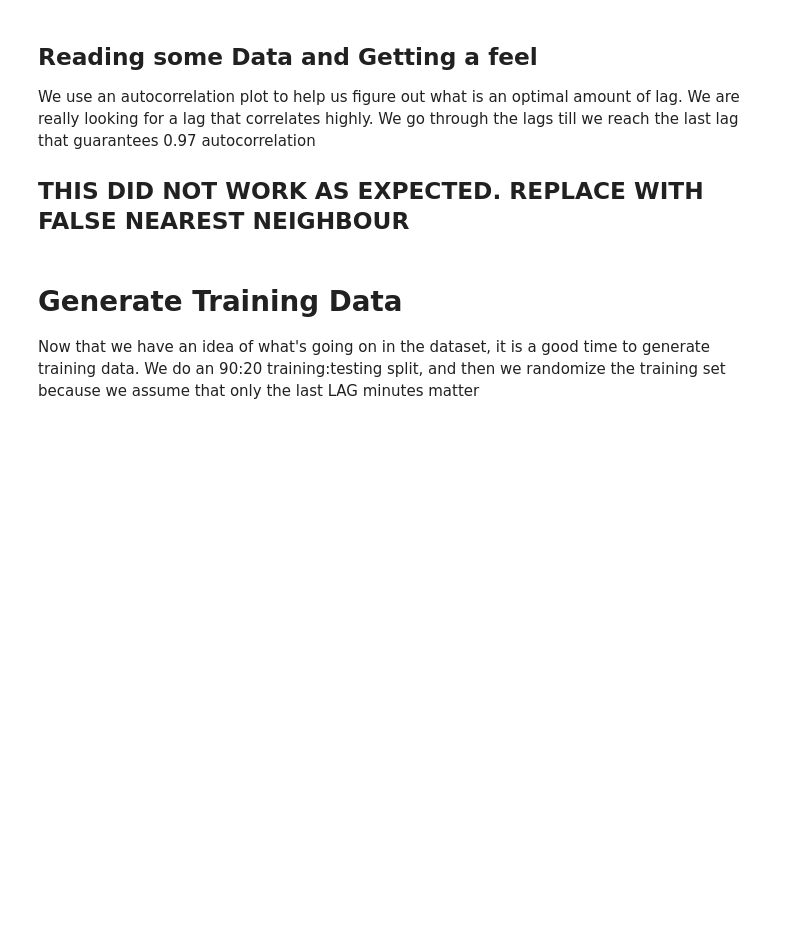
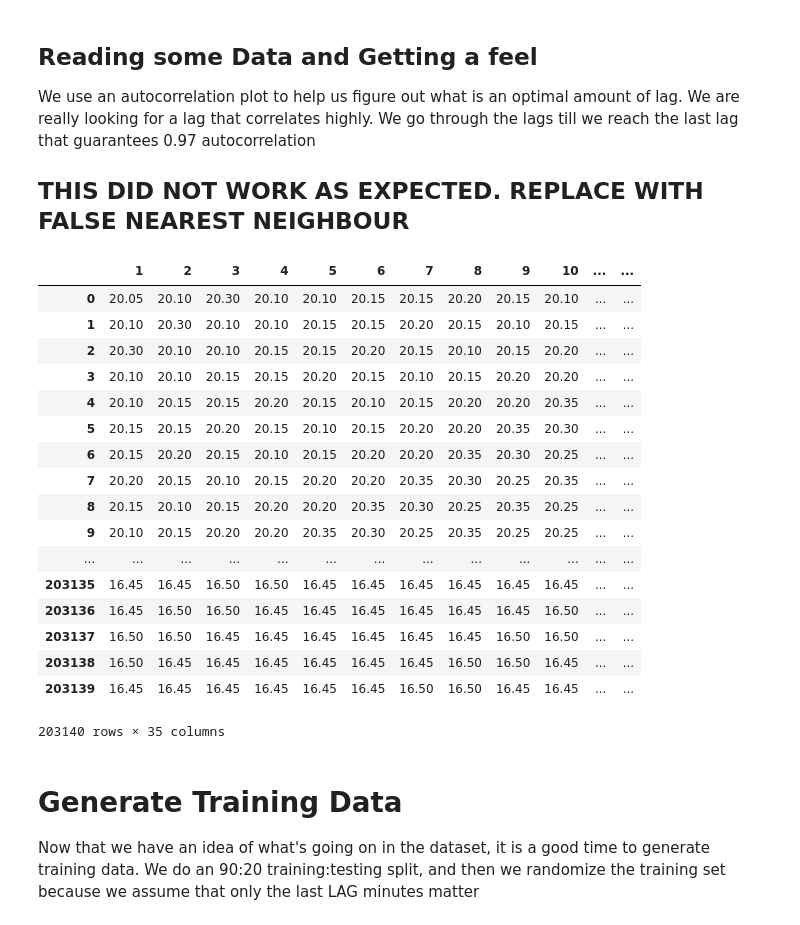
Before and after one commit to s2c/MetaAlgo, a Jupyter notebook: TradingSystemV3.ipynb, the cells around one changed output. Cells and saved outputs as stored; diff of their text form; code cells hidden in the pictures; blank space fills up the shorter version.

```diff
--- a/TradingSystemV3.ipynb
+++ b/TradingSystemV3.ipynb
@@ -48,7 +48,7 @@ We need to load the data into a postgres database. First, we go through each fil
 # %% [markdown]
 # Connect to Database, retrieve a dataset
 # %%
-query = "SELECT ticker,avg(close),avg(volume) FROM histdata GROUP BY ticker ORDER BY avg(volume) DESC"
-stockSet = pd.read_sql(query,engine)
-pd.options.display.max_rows = 4000
-stockSet
+# query = "SELECT ticker,avg(close),avg(volume) FROM histdata GROUP BY ticker ORDER BY avg(volume) DESC"
+# stockSet = pd.read_sql(query,engine)
+# pd.options.display.max_rows = 4000
+# stockSet
@@ -118,19 +81,41 @@ We use an autocorrelation plot to help us figure out what is an optimal amount o
 # %%
 # # Setup Parameters
 dataInit = res # Read the stock price data. This is 1 minute data
 data = dataInit['close'] # extract the 'close' column as a Pandas series
 # plt.figure()
 # pd.tools.plotting.lag_plot(data) # Lag plot to check randomness
 # plt.figure()
 # pd.tools.plotting.autocorrelation_plot(data) # Auto correlation plot to check if series is autocorrelated at all
 
 # # Find the right lag manually
 # targetCorr = 0.99 # autocorrelation we want
 # lag = findLag(data,targetCorr,True) # Lag that is indicative
 # if lag == 99: #if lag is 99 then we can just use any number above it as autocorrelation is guaranteed.
 #     lag = 120 #nice round 2  hour intervals
 # print(lag)
 lag = 30
-series = timeseriesLagged(data,lag) # Generate the lagged series
+lookahead = 5
+flat = 0.05
+series = timeseriesLagged(data,lag + lookahead-1) # Generate the lagged series
+series
+# %% [output]
+|  | 1 | 2 | 3 | 4 | 5 | 6 | 7 | 8 | 9 | 10 | ... | ... |
+| 0 | 20.05 | 20.10 | 20.30 | 20.10 | 20.10 | 20.15 | 20.15 | 20.20 | 20.15 | 20.10 | ... | ... |
+| 1 | 20.10 | 20.30 | 20.10 | 20.10 | 20.15 | 20.15 | 20.20 | 20.15 | 20.10 | 20.15 | ... | ... |
+| 2 | 20.30 | 20.10 | 20.10 | 20.15 | 20.15 | 20.20 | 20.15 | 20.10 | 20.15 | 20.20 | ... | ... |
+| 3 | 20.10 | 20.10 | 20.15 | 20.15 | 20.20 | 20.15 | 20.10 | 20.15 | 20.20 | 20.20 | ... | ... |
+| 4 | 20.10 | 20.15 | 20.15 | 20.20 | 20.15 | 20.10 | 20.15 | 20.20 | 20.20 | 20.35 | ... | ... |
+| 5 | 20.15 | 20.15 | 20.20 | 20.15 | 20.10 | 20.15 | 20.20 | 20.20 | 20.35 | 20.30 | ... | ... |
+| 6 | 20.15 | 20.20 | 20.15 | 20.10 | 20.15 | 20.20 | 20.20 | 20.35 | 20.30 | 20.25 | ... | ... |
+| 7 | 20.20 | 20.15 | 20.10 | 20.15 | 20.20 | 20.20 | 20.35 | 20.30 | 20.25 | 20.35 | ... | ... |
+| 8 | 20.15 | 20.10 | 20.15 | 20.20 | 20.20 | 20.35 | 20.30 | 20.25 | 20.35 | 20.25 | ... | ... |
+| 9 | 20.10 | 20.15 | 20.20 | 20.20 | 20.35 | 20.30 | 20.25 | 20.35 | 20.25 | 20.25 | ... | ... |
+| ... | ... | ... | ... | ... | ... | ... | ... | ... | ... | ... | ... | ... |
+| 203135 | 16.45 | 16.45 | 16.50 | 16.50 | 16.45 | 16.45 | 16.45 | 16.45 | 16.45 | 16.45 | ... | ... |
+| 203136 | 16.45 | 16.50 | 16.50 | 16.45 | 16.45 | 16.45 | 16.45 | 16.45 | 16.45 | 16.50 | ... | ... |
+| 203137 | 16.50 | 16.50 | 16.45 | 16.45 | 16.45 | 16.45 | 16.45 | 16.45 | 16.50 | 16.50 | ... | ... |
+| 203138 | 16.50 | 16.45 | 16.45 | 16.45 | 16.45 | 16.45 | 16.45 | 16.50 | 16.50 | 16.45 | ... | ... |
+| 203139 | 16.45 | 16.45 | 16.45 | 16.45 | 16.45 | 16.45 | 16.50 | 16.50 | 16.45 | 16.45 | ... | ... |
+203140 rows × 35 columns
 # %%
 # Create binary series where 0 = hold and 1 = buy
```
Also changed, not shown: parts of 17 cells of this notebook, 3 other files.
